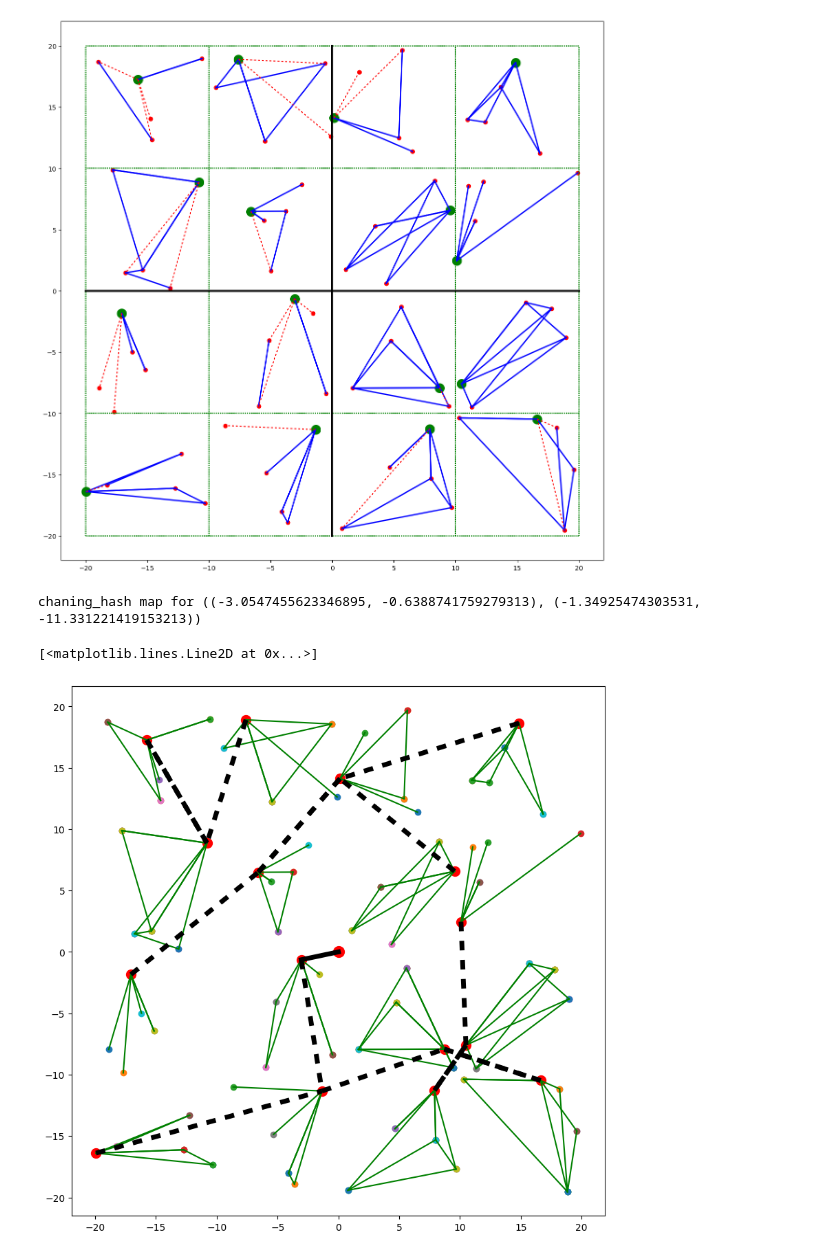
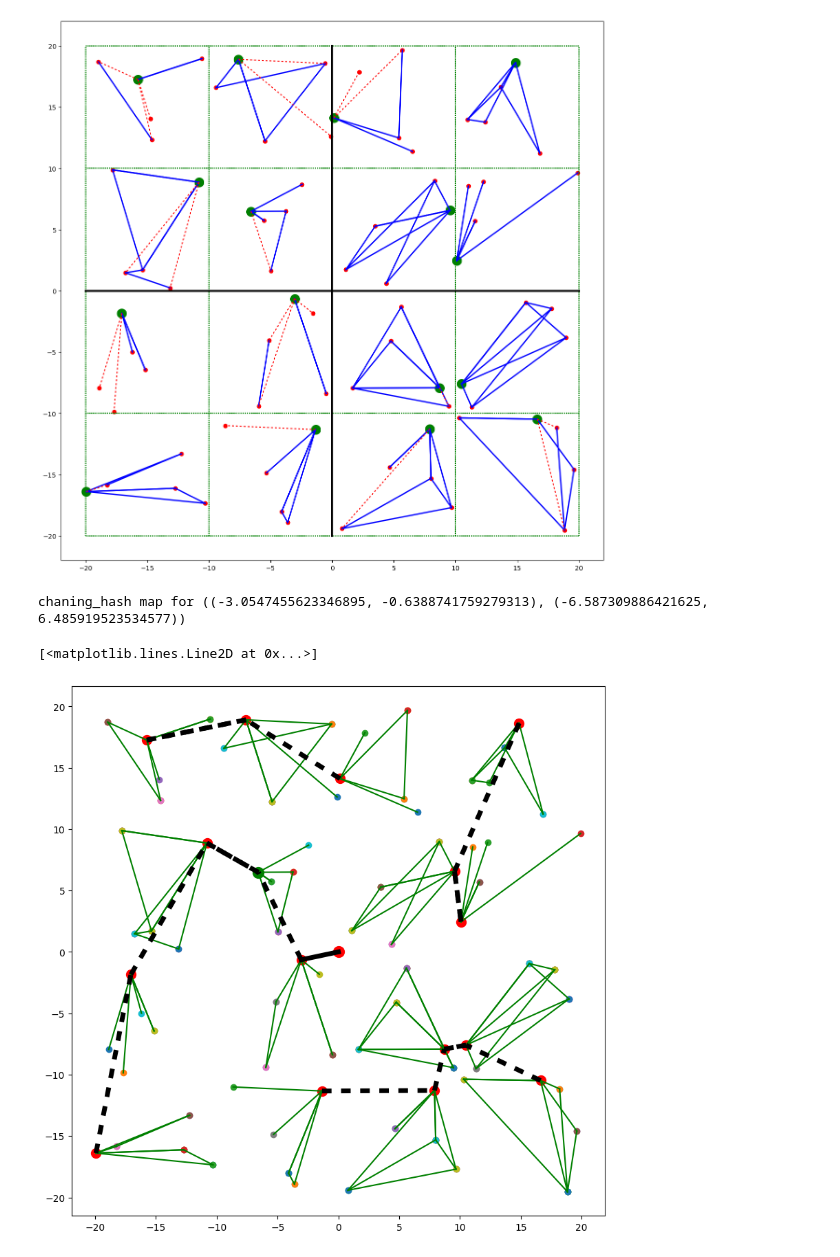
Before and after one commit to fongsd/ri-projekat, a Jupyter notebook: ri_projekat.ipynb, the cells around one changed output. Drawn from its saved outputs; the diff is of its cells as text; code cells hidden in the pictures.

```diff
--- a/ri_projekat.ipynb
+++ b/ri_projekat.ipynb
@@ -139,6 +139,10 @@ def recursively_set_other_nodes_as_connected_to_central(closest_node, main_node_
     for pair_of_nodes in connected_main_nodes:
         if closest_node == pair_of_nodes[0] or closest_node == pair_of_nodes[1]:
             print("chaning_hash map for {}".format(pair_of_nodes))
+            if closest_node == pair_of_nodes[0]:
+                return pair_of_nodes[1]
+            else:
+                return pair_of_nodes[0]
 # %%
 
 plt.figure(figsize=(15, 15))
@@ -186,23 +190,25 @@ plt.plot([0 for _ in range(len(bounds_xs))], bounds_xs, color = "black", lw = 3)
 # %%
 init_main_nodes_connected_to_central()
 
 plt.figure(figsize = (10, 10))
 draw_edges(edge_list_per_cluster)
 draw_main_nodes(main_nodes)
 closest_node = find_closest_node_to_central(main_nodes)
 main_node_connected_to_central[closest_node] = True
 connected_main_nodes = connect_main_nodes(main_nodes)
-recursively_set_other_nodes_as_connected_to_central(closest_node, main_node_connected_to_central, connected_main_nodes)
+neigbour = recursively_set_other_nodes_as_connected_to_central(closest_node, main_node_connected_to_central, connected_main_nodes)
 plt.scatter([central_node[0]], [central_node[1]], color = "red", s = 130)
+plt.scatter([neigbour[0]], [neigbour[1]], color = "green", s = 130)
+
 for x in connected_main_nodes:
     if x[1] != None:
         plt.plot([x[0][0], x[1][0]], [x[0][1], x[1][1]], lw = 5, color = "black", dashes = [2])
 #         plt.scatter([x[0][0], x[1][0]], [x[0][1], x[1][1]])
 plt.plot([central_node[0], closest_node[0]], [central_node[1], closest_node[1]], lw = 5, color = "black")
 # %% [output]
-chaning_hash map for ((-3.0547455623346895, -0.6388741759279313), (-1.34925474303531, -11.331221419153213))
+chaning_hash map for ((-3.0547455623346895, -0.6388741759279313), (-6.587309886421625, 6.485919523534577))
 [<matplotlib.lines.Line2D at 0x...>]
-[figure, old version]
+[figure, new version]
 # %%
 main_node_connected_to_central
 # %% [output]
```
